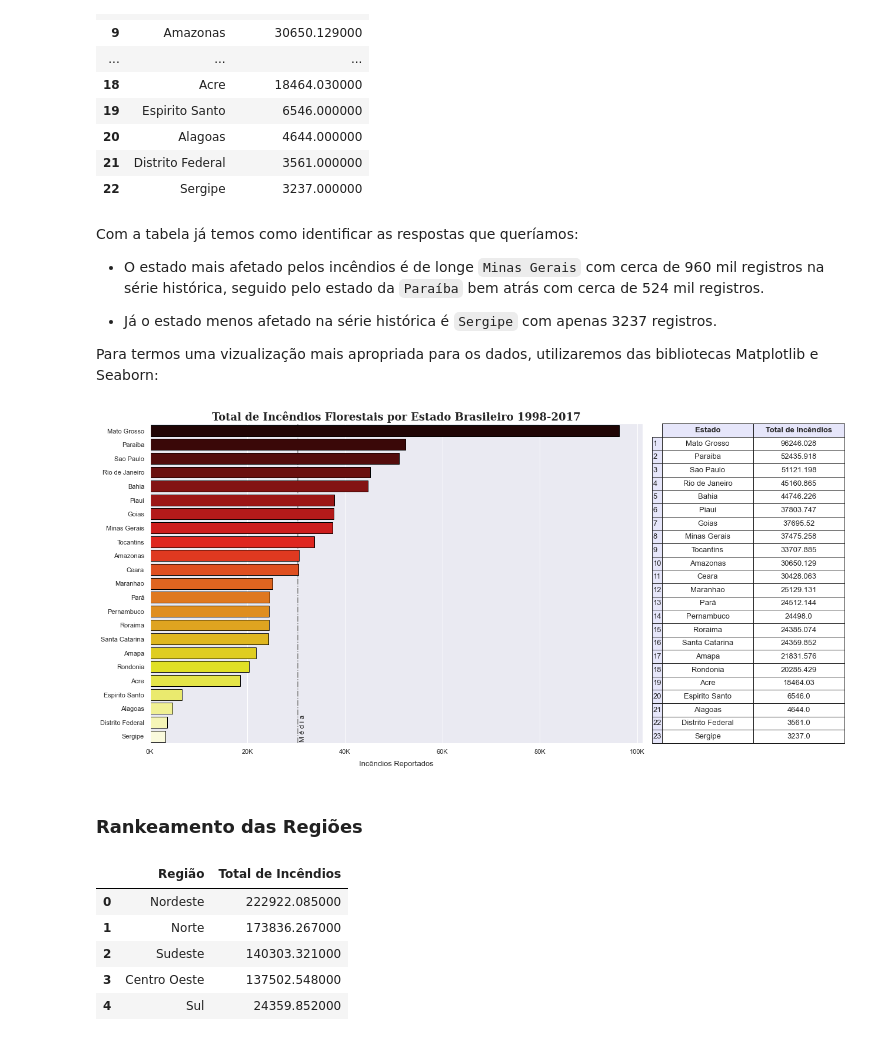
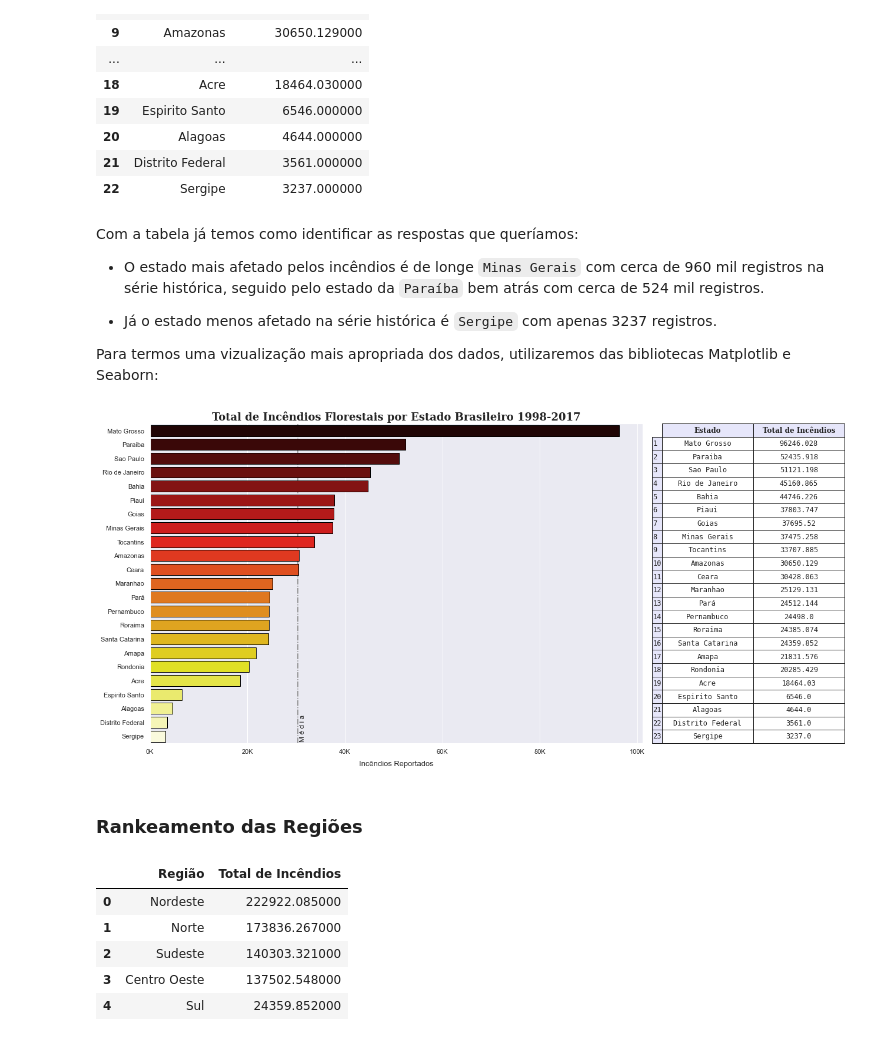
Before and after one commit to JoSEPHDev2022/Forest_Fires_Brazil, a Jupyter notebook: relatorio.ipynb, the cells around one changed output. Saved outputs shown, nothing was run; the diff lists cells and outputs as text; code cells hidden in the pictures.

```diff
--- a/relatorio.ipynb
+++ b/relatorio.ipynb
@@ -205,6 +207,8 @@ def month_translator(df: pd.DataFrame) -> pd.DataFrame:
             'Nov' if (month_id == 'Novembro') else
             'Dec'
         )
+
+    return df
 # %% [markdown]
 Antes de iniciarmos as modificações nos dados, é uma boa prática criar uma cópia dos mesmos, assim se preservam os dados no formato original e se cria outra versão para a limpeza e manipulação:
 # %%
@@ -212,7 +216,7 @@ Antes de iniciarmos as modificações nos dados, é uma boa prática criar uma c
 data_clean = data.copy()
 # %%
 # Aplicando a função no dataset:
-data_clean == month_translator(data_clean)
+data_clean = month_translator(data_clean)
 
 # Exibindo novos resultados:
 data_clean.sample(5)
@@ -300,9 +304,7 @@ Antes de definir nossa função de criação das UFs, vamos corrigir essa entrad
 # Corrigindo registros de Rio de Janeiro e Piauí:
 data_clean['state'] = (
     data_clean['state']
-    .replace(
-        ['Rio', 'Piau'], ['Rio de Janeiro', 'Piaui']
-        )
+    .replace(['Rio', 'Piau'], ['Rio de Janeiro', 'Piaui'])
     )
 
 # Checando os novos registros:
@@ -424,6 +426,8 @@ Com os anos definidos, utilizando uma [lista com todos os mandatários](https://
 def set_president(df: pd.DataFrame) -> pd.DataFrame:
     '''Essa função itera sobre os anos do dataset e atribuí a uma nova coluna
     o nome do mandatário vigente durante esse período.
+
+    Formato retornado: nome_presidente (mandato)
     '''
     df['President'] = df['year'].apply(
         lambda year:
@@ -586,73 +590,55 @@ Com a tabela já temos como identificar as respostas que queríamos:
 
 - Já o estado menos afetado na série histórica é `Sergipe` com apenas 3237 registros.
 
-Para termos uma vizualização mais apropriada para os dados, utilizaremos das bibliotecas Matplotlib e Seaborn:
+Para termos uma vizualização mais apropriada dos dados, utilizaremos das bibliotecas Matplotlib e Seaborn:
 # %%
 # Definindo parâmetros de tamanho:
 fig, ax = plt.subplots(figsize=(15, 10))
 
 # Plotando um barplot utilizando Seaborn:
-sns.barplot(
-    data=states_rank, x='Total de Incêndios', y='Estado',
-    edgecolor='black', zorder=2, palette='hot'
-    )
+sns.barplot(data=states_rank, x='Total de Incêndios', y='Estado',
+            edgecolor='black', zorder=2, palette='hot')
 
 # Definindo título e ajustando labels nos eixos X e Y:
-plt.title(
-    'Total de Incêndios Florestais por Estado Brasileiro 1998-2017',
-    fontdict={'size': 18, 'weight': 'bold', 'family': 'serif'}
-    )
+plt.title('Total de Incêndios Florestais por Estado Brasileiro 1998-2017',
+           fontdict={'size': 18, 'weight': 'bold', 'family': 'serif'})
 
-plt.xlabel(
-    'Incêndios Reportados',
-    fontsize=13, labelpad=10
-    )
+plt.xlabel('Incêndios Reportados',
+            fontsize=13, labelpad=10)
 
 ax.set_xticklabels(['0K', '20K', '40K', '60K', '80K', '100K'])
 plt.ylabel('')
 
 # Adicionando linha de média:
-plt.axvline(
-    x=states_rank['Total de Incêndios'].mean(),
-    ymin=0, ymax=1, linewidth=1.5, linestyle="dashdot",
-    color='gray', zorder=1
-    )
+plt.axvline(x=states_rank['Total de Incêndios'].mean(),
+            ymin=0, ymax=1, linewidth=1.5, linestyle="dashdot",
+            color='gray', zorder=1)
 
-plt.annotate(
-    'M é d i a', fontsize=12,
-    xy=(states_rank['Total de Incêndios'].mean() + 300, 22.3),
-    rotation=90
-    )
+plt.annotate('M é d i a', fontsize=12,
+              xy=(states_rank['Total de Incêndios'].mean() + 300, 22.3),
+              rotation=90)
 
 # Adicionando tabela com dados:
 row_color = np.full(len(states_rank.index), 'lavender')
 col_color = np.full(len(states_rank.columns), 'lavender')
-row_index = np.arange(1, 24)
+row_index = np.arange(1,24)
 
-table = plt.table(
-    cellText=states_rank.values, cellLoc='center', rowLabels=row_index,
-    colLabels=states_rank.columns, bbox=[1.04, 0, 0.37, 1],
-    rowColours=row_color, colColours=col_color
-    )
-
-table.set_fontsize(12)
+table = plt.table(cellText=states_rank.values, cellLoc='center', rowLabels=row_index,
+                  colLabels=states_rank.columns, bbox=[1.04, 0, 0.37, 1],
+                  rowColours=row_color, colColours=col_color)
 
 # Alterando propriedades dos elementos textuais da tabela:
 for (row, col), cell in table.get_celld().items():
     if row == 0:
-        cell.set_text_props(
-            fontproperties=FontProperties(weight='bold', size=15)
-            )
+        cell.set_text_props(fontproperties=FontProperties(weight='bold', size=15, family='serif'))
     else:
-        cell.set_text_props(
-            fontproperties=FontProperties(size=13)
-            )
+        cell.set_text_props(fontproperties=FontProperties(size=13, family='monospace'))
 
 plt.show()
 # %% [output]
-[figure, old version]
+[figure, new version]
 # %% [markdown]
-### Rankeamento das Regiões
+### **Rankeamento das Regiões**
 # %%
 # Agrupando dados para rankeamento das regiões:
 region_rank = (
```
Also changed, not shown: parts of 38 cells of this notebook.
